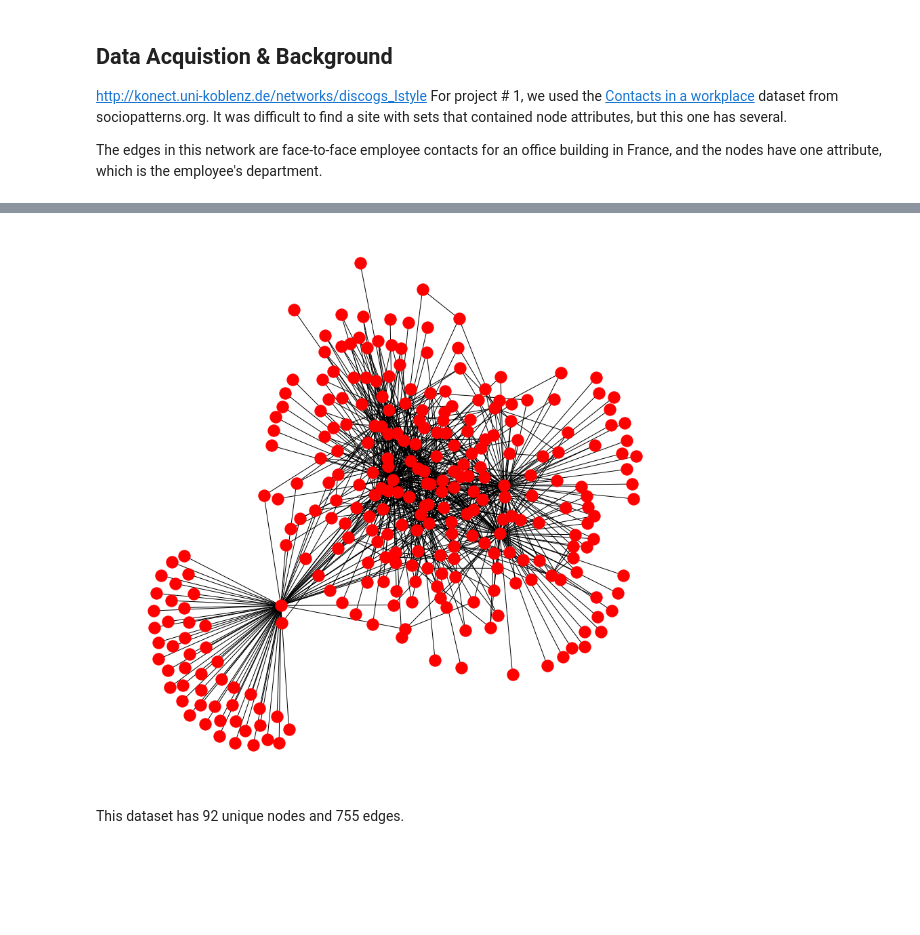
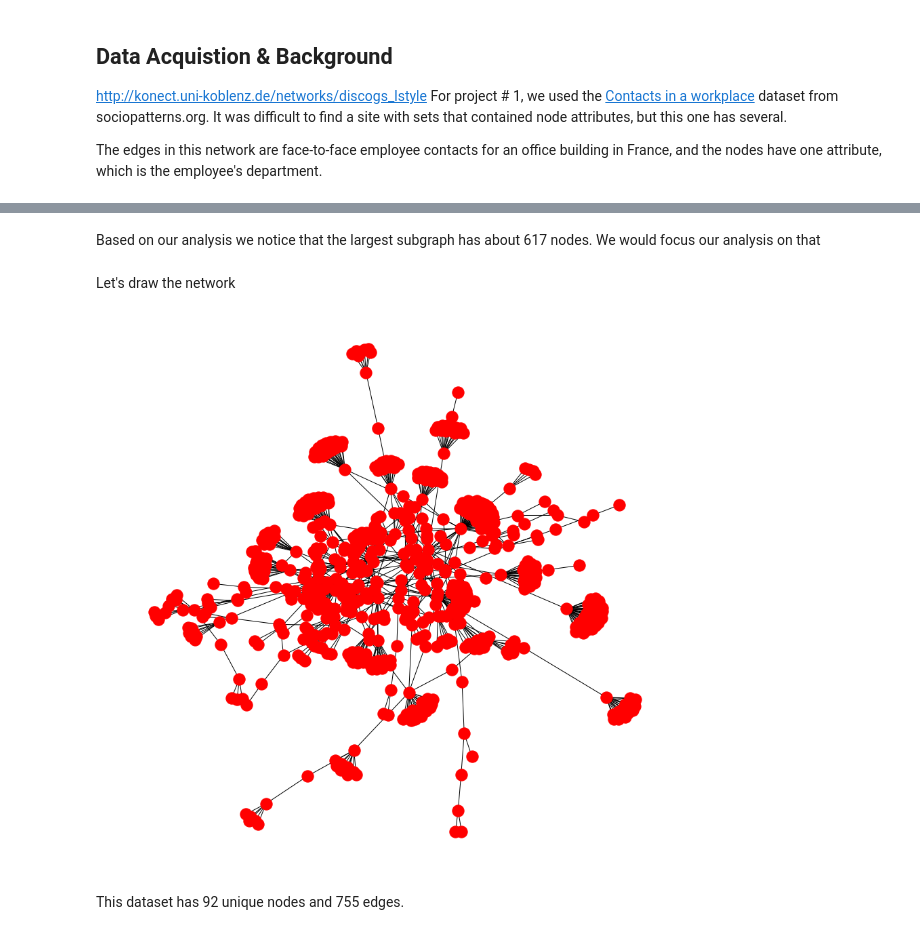
Before and after one commit to kylegilde/D620-Web-Analytics-Group-Project, a Jupyter notebook: project-02-bipartite-analysis/project-02-bipartite-analysis.ipynb, the cells around one changed output, grey strips where cells are left out. Saved outputs shown, nothing was run; the diff lists cells and outputs as text; code cells hidden in the pictures; blank space fills up the shorter version.

```diff
--- a/project-02-bipartite-analysis/project-02-bipartite-analysis.ipynb
+++ b/project-02-bipartite-analysis/project-02-bipartite-analysis.ipynb
@@ -22,10 +22,10 @@ github_url = 'https://raw.githubusercontent.com/kylegilde/D620-Web-Analytics-Gro
 
 
 df1 = pd.read_csv(github_url % '1', sep=' ', header=None, index_col=False, names=['label_node', 'style_node'])
-# df2 = pd.read_csv(github_url % '2', sep=' ', header=None, index_col=False, names=['label_node', 'style_node'])
-# df3 = pd.read_csv(github_url % '3', sep=' ', header=None, index_col=False, names=['label_node', 'style_node'])
+df2 = pd.read_csv(github_url % '2', sep=' ', header=None, index_col=False, names=['label_node', 'style_node'])
+df3 = pd.read_csv(github_url % '3', sep=' ', header=None, index_col=False, names=['label_node', 'style_node'])
 
-df = df1[:2000] #.append(df2).append(df3).sample(1000, random_state=1)
+df = df1.append(df2).append(df3).sample(1000, random_state=1)
 
 bipartite_G = nx.from_pandas_edgelist(df, 'label_node', 'style_node')
 
@@ -50,13 +67,17 @@ bipartite_G = nx.from_pandas_edgelist(df, 'label_node', 'style_node')
+# %% [markdown]
+Based on our analysis we notice that the largest subgraph has about 617 nodes. We would focus our analysis on that
+# %%
+big_subg = [i for i in nx.connected_component_subgraphs(bipartite_G) if len(i) > 600]
+# Largest:
+sg_largest = big_subg[0]
+# %% [markdown]
+Let's draw the network
 # %%
-#df.shape
 plt.figure(figsize=(11, 11))
-nx.draw(bipartite_G)
 
-#bipartite_G.edges()
-#df.isnull().any()
-#df.describe()
+nx.draw(sg_largest)
 # %% [output]
-[figure, old version]
+[figure, new version]
 # %% [markdown]
 This dataset has 92 unique nodes and 755 edges.
 # %%
```
Also changed, not shown: parts of 4 cells of this notebook.
